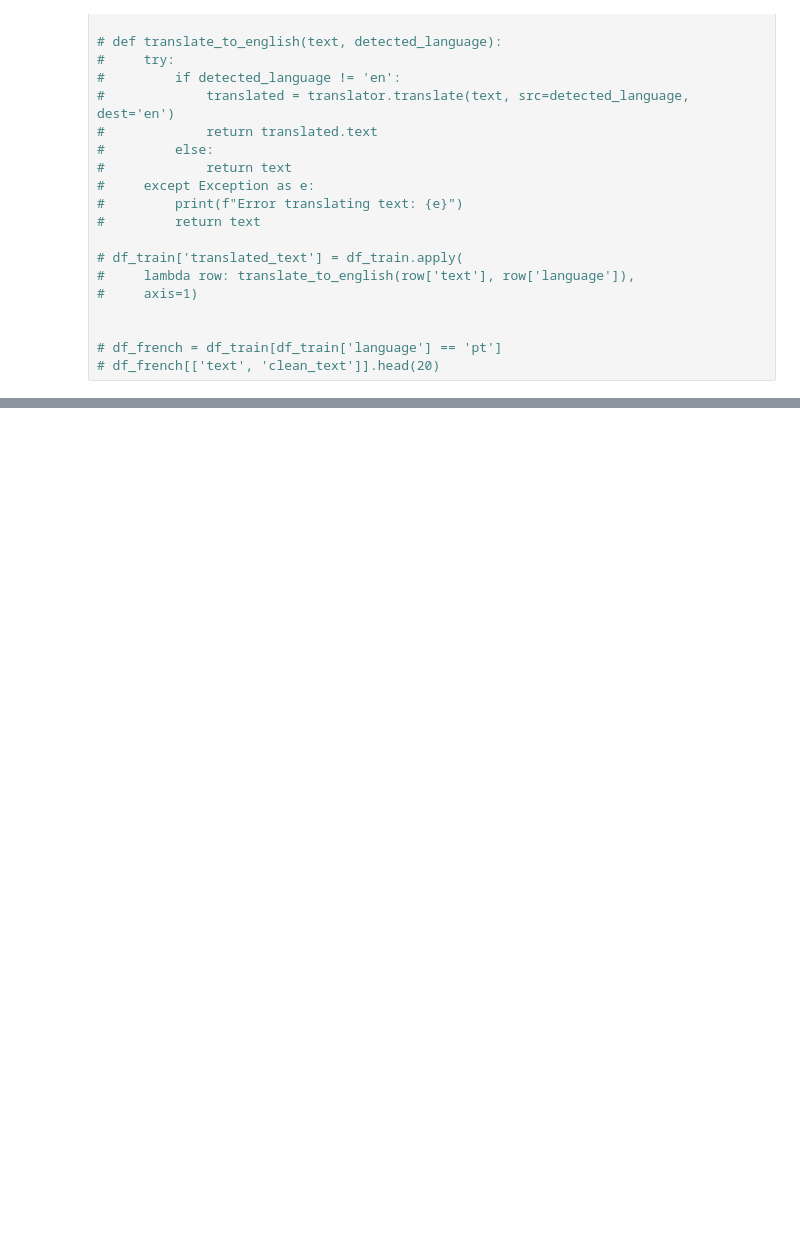
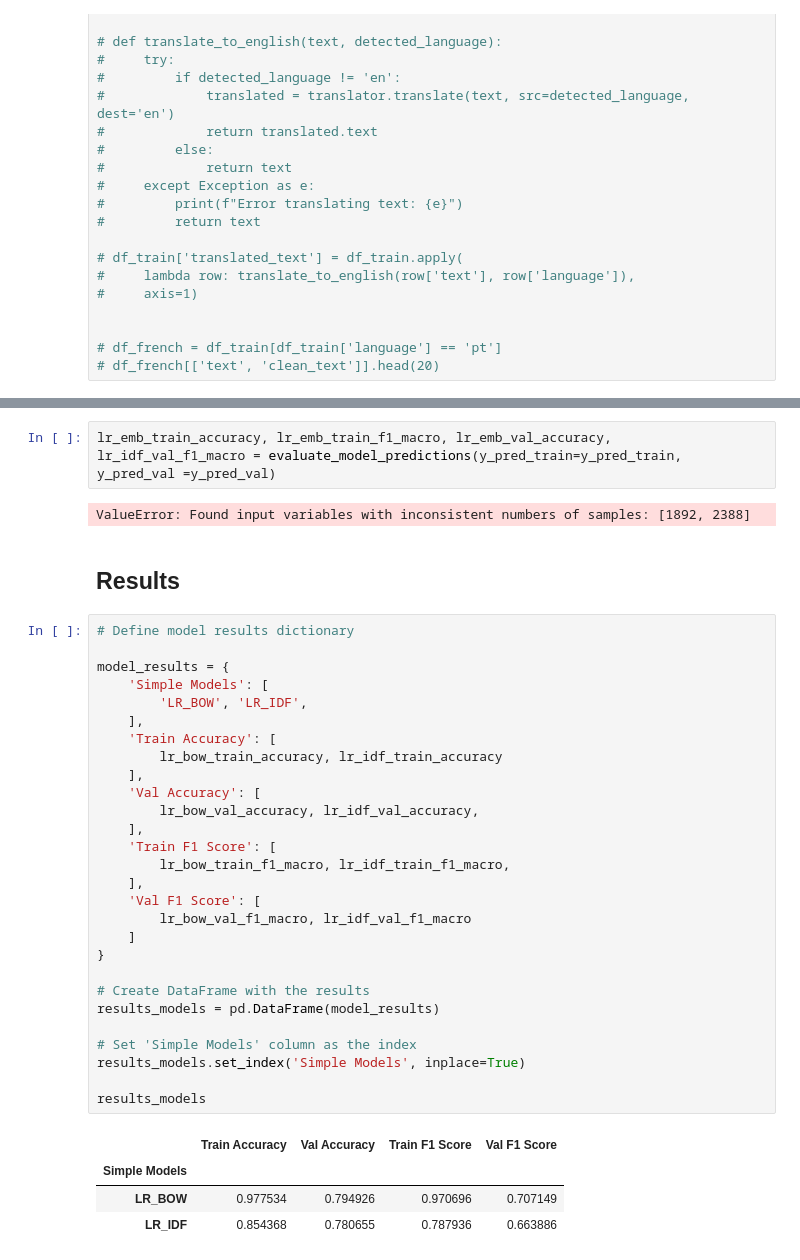
Before and after one commit to joanaramosrodrigues/TextMining_Project, a Jupyter notebook: TM_Group07.ipynb, the cells around one changed output, grey strips where cells are left out. Cells and saved outputs as stored; diff of their text form; blank space fills up the shorter version.

```diff
--- a/TM_Group07.ipynb
+++ b/TM_Group07.ipynb
@@ -415,0 +531,39 @@ plt.show()
+# %%
+lr_emb_train_accuracy, lr_emb_train_f1_macro, lr_emb_val_accuracy, lr_idf_val_f1_macro = evaluate_model_predictions(y_pred_train=y_pred_train, y_pred_val =y_pred_val)
+# %% [output]
+ValueError: Found input variables with inconsistent numbers of samples: [1892, 2388]
+# %% [markdown]
+## Results
+# %%
+# Define model results dictionary
+
+model_results = {
+    'Simple Models': [
+        'LR_BOW', 'LR_IDF',
+    ],
+    'Train Accuracy': [
+        lr_bow_train_accuracy, lr_idf_train_accuracy
+    ],
+    'Val Accuracy': [
+        lr_bow_val_accuracy, lr_idf_val_accuracy,
+    ],
+    'Train F1 Score': [
+        lr_bow_train_f1_macro, lr_idf_train_f1_macro,
+    ],
+    'Val F1 Score': [
+        lr_bow_val_f1_macro, lr_idf_val_f1_macro
+    ]
+}
+
+# Create DataFrame with the results
+results_models = pd.DataFrame(model_results)
+
+# Set 'Simple Models' column as the index
+results_models.set_index('Simple Models', inplace=True)
+
+results_models
+# %% [output]
+|  | Train Accuracy | Val Accuracy | Train F1 Score | Val F1 Score |
+| Simple Models |  |  |  |  |
+| LR_BOW | 0.977534 | 0.794926 | 0.970696 | 0.707149 |
+| LR_IDF | 0.854368 | 0.780655 | 0.787936 | 0.663886 |
```
Also changed, not shown: parts of 81 cells of this notebook.
